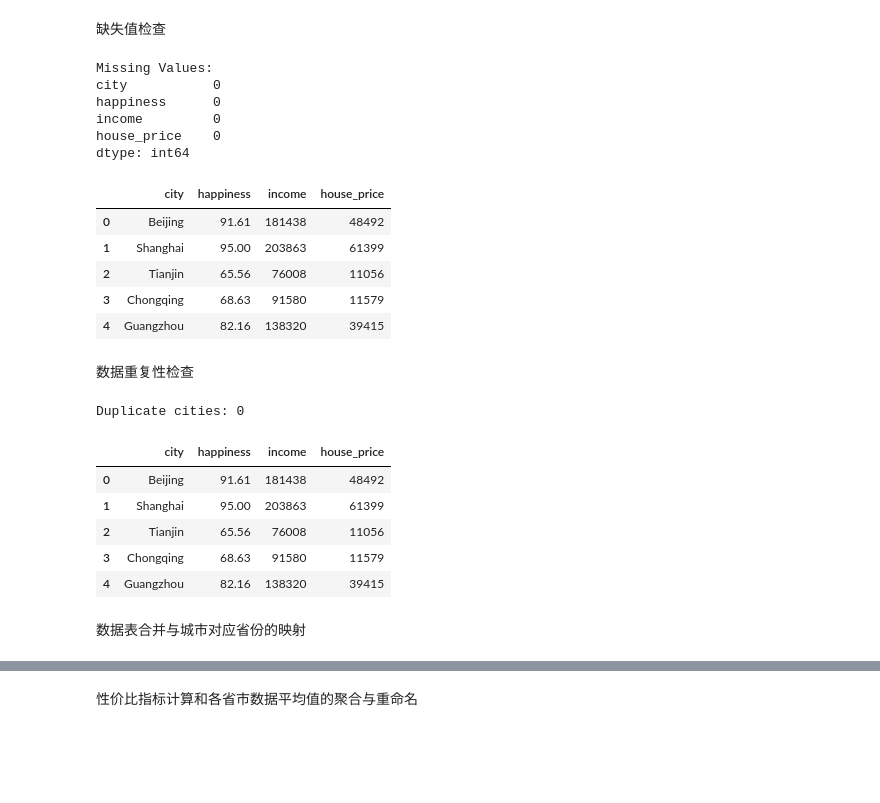
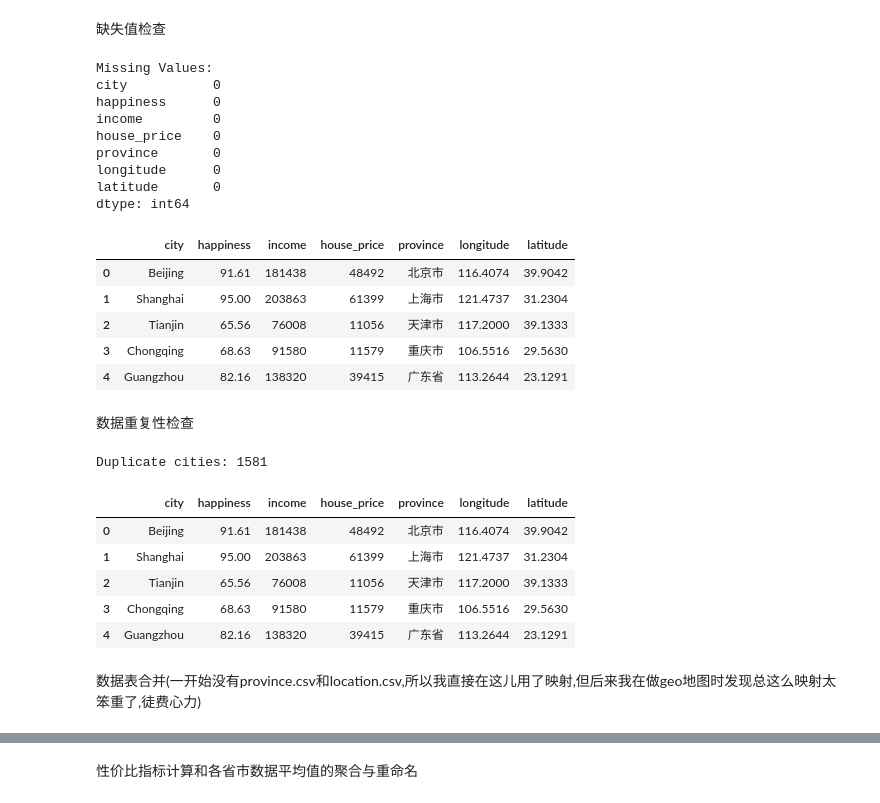
Before and after one commit to Lucewood/Git-, a Jupyter notebook: notebooks/analysis.ipynb, the cells around one changed output, grey strips where cells are left out. Cells and saved outputs as stored; diff of their text form; code cells hidden in the pictures; blank space fills up the shorter version.

```diff
--- a/notebooks/analysis.ipynb
+++ b/notebooks/analysis.ipynb
@@ -6,6 +6,8 @@ import pandas as pd
 happiness = pd.read_csv("../data/happiness.csv")
 income = pd.read_csv("../data/income.csv")
 house = pd.read_csv("../data/house_price.csv")
+province = pd.read_csv("../data/province.csv")
+location = pd.read_csv("../data/location.csv")
 
 happiness.head()
 # %% [output]
@@ -70,27 +77,32 @@ df.describe().round(2)
 # %%
 df = (
     happiness
     .merge(income, on="city")
     .merge(house, on="city")
+    .merge(province, on="city")
+    .merge(location, on="city")
 )
 
 print("Missing Values:")
 print(df.isnull().sum())
 
 df.head()
 # %% [output]
 Missing Values:
 city           0
 happiness      0
 income         0
 house_price    0
+province       0
+longitude      0
+latitude       0
 dtype: int64
-|  | city | happiness | income | house_price |
-| 0 | Beijing | 91.61 | 181438 | 48492 |
-| 1 | Shanghai | 95.00 | 203863 | 61399 |
-| 2 | Tianjin | 65.56 | 76008 | 11056 |
-| 3 | Chongqing | 68.63 | 91580 | 11579 |
-| 4 | Guangzhou | 82.16 | 138320 | 39415 |
+|  | city | happiness | income | house_price | province | longitude | latitude |
+| 0 | Beijing | 91.61 | 181438 | 48492 | 北京市 | 116.4074 | 39.9042 |
+| 1 | Shanghai | 95.00 | 203863 | 61399 | 上海市 | 121.4737 | 31.2304 |
+| 2 | Tianjin | 65.56 | 76008 | 11056 | 天津市 | 117.2000 | 39.1333 |
+| 3 | Chongqing | 68.63 | 91580 | 11579 | 重庆市 | 106.5516 | 29.5630 |
+| 4 | Guangzhou | 82.16 | 138320 | 39415 | 广东省 | 113.2644 | 23.1291 |
 # %% [markdown]
 数据重复性检查
 # %%
@@ -100,13 +112,13 @@ print(f"Duplicate cities: {duplicates}")
 
 df.head()
 # %% [output]
-Duplicate cities: 0
+Duplicate cities: 1581
-|  | city | happiness | income | house_price |
-| 0 | Beijing | 91.61 | 181438 | 48492 |
-| 1 | Shanghai | 95.00 | 203863 | 61399 |
-| 2 | Tianjin | 65.56 | 76008 | 11056 |
-| 3 | Chongqing | 68.63 | 91580 | 11579 |
-| 4 | Guangzhou | 82.16 | 138320 | 39415 |
+|  | city | happiness | income | house_price | province | longitude | latitude |
+| 0 | Beijing | 91.61 | 181438 | 48492 | 北京市 | 116.4074 | 39.9042 |
+| 1 | Shanghai | 95.00 | 203863 | 61399 | 上海市 | 121.4737 | 31.2304 |
+| 2 | Tianjin | 65.56 | 76008 | 11056 | 天津市 | 117.2000 | 39.1333 |
+| 3 | Chongqing | 68.63 | 91580 | 11579 | 重庆市 | 106.5516 | 29.5630 |
+| 4 | Guangzhou | 82.16 | 138320 | 39415 | 广东省 | 113.2644 | 23.1291 |
 # %% [markdown]
-数据表合并与城市对应省份的映射
+数据表合并(一开始没有province.csv和location.csv,所以我直接在这儿用了映射,但后来我在做geo地图时发现总这么映射太笨重了,徒费心力)
 # %%
```
Also changed, not shown: parts of 12 cells of this notebook, 5 other files.
